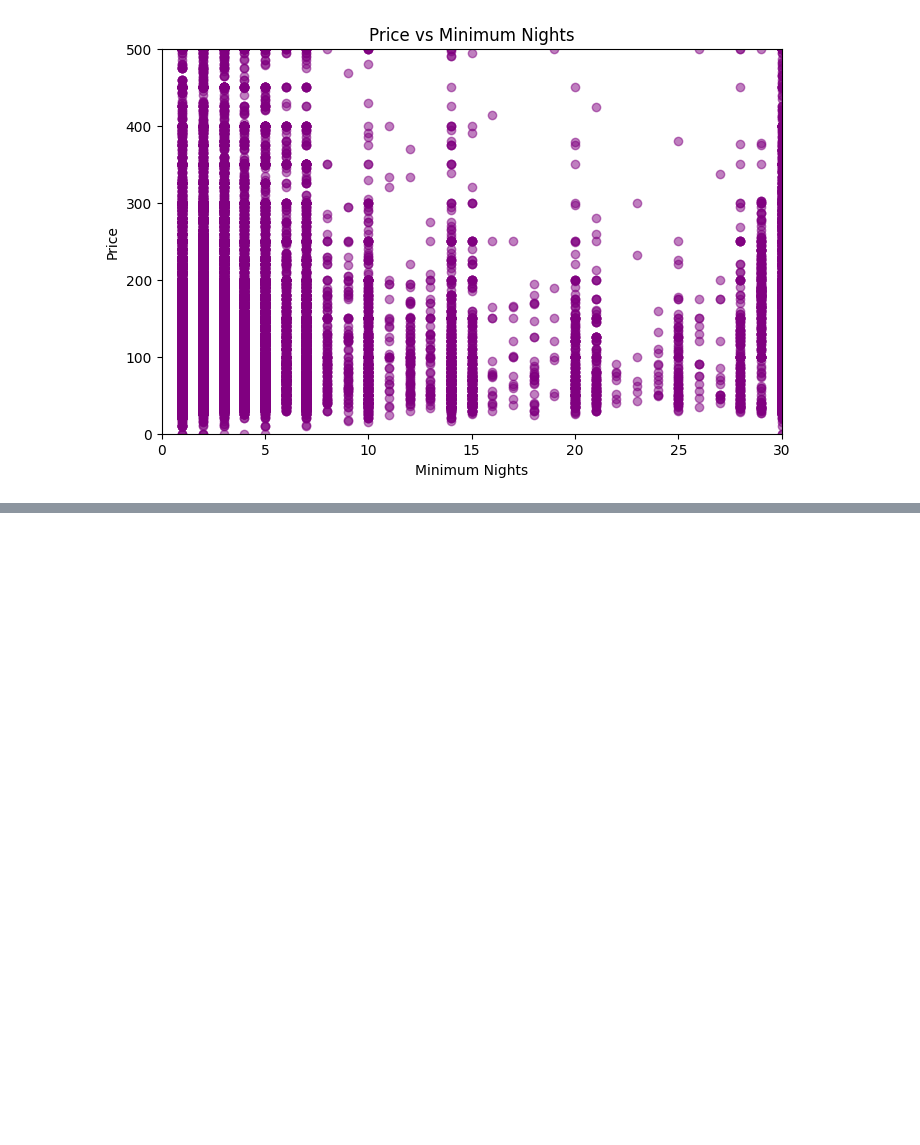
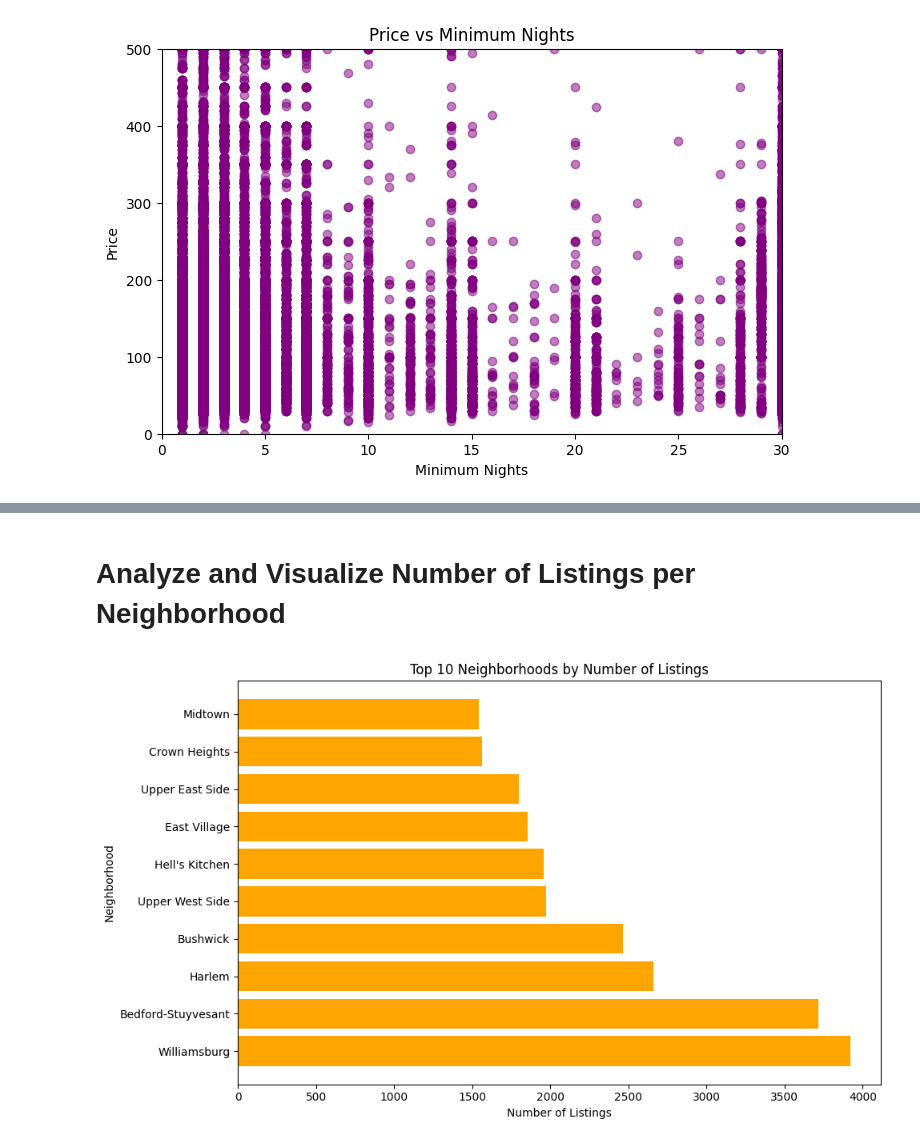
Before and after one commit to ItsMohamedAyman/Projects, a Jupyter notebook: Project_with_NumPy,_Pandas.ipynb, the cells around one changed output, grey strips where cells are left out. Cells and saved outputs as stored; diff of their text form; code cells hidden in the pictures; blank space fills up the shorter version.

```diff
--- a/Project_with_NumPy,_Pandas.ipynb
+++ b/Project_with_NumPy,_Pandas.ipynb
@@ -613,0 +664,20 @@ plt.show()
+# %% [markdown]
+# Analyze and Visualize Number of Listings per Neighborhood
+# %%
+import pandas as pd
+import numpy as np
+import matplotlib.pyplot as plt
+
+listing_counts = df['neighbourhood'].value_counts().head(10)
+
+plt.figure(figsize=(10, 6))
+plt.barh(listing_counts.index, listing_counts.values, color='orange')
+
+plt.title('Top 10 Neighborhoods by Number of Listings')
+plt.xlabel('Number of Listings')
+plt.ylabel('Neighborhood')
+
+plt.tight_layout()
+plt.show()
+# %% [output]
+[figure, added]
```
Also changed, not shown: parts of 10 cells of this notebook.
